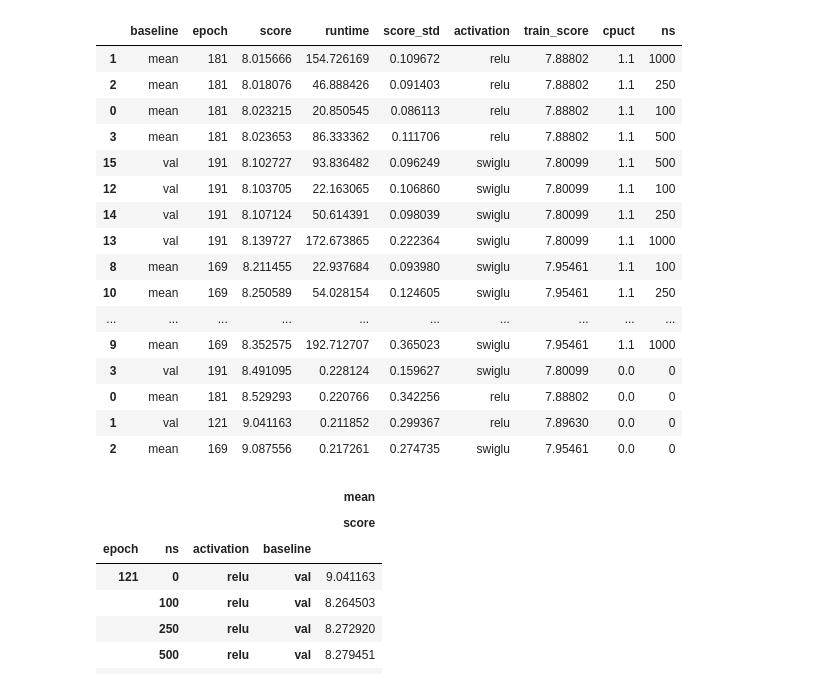
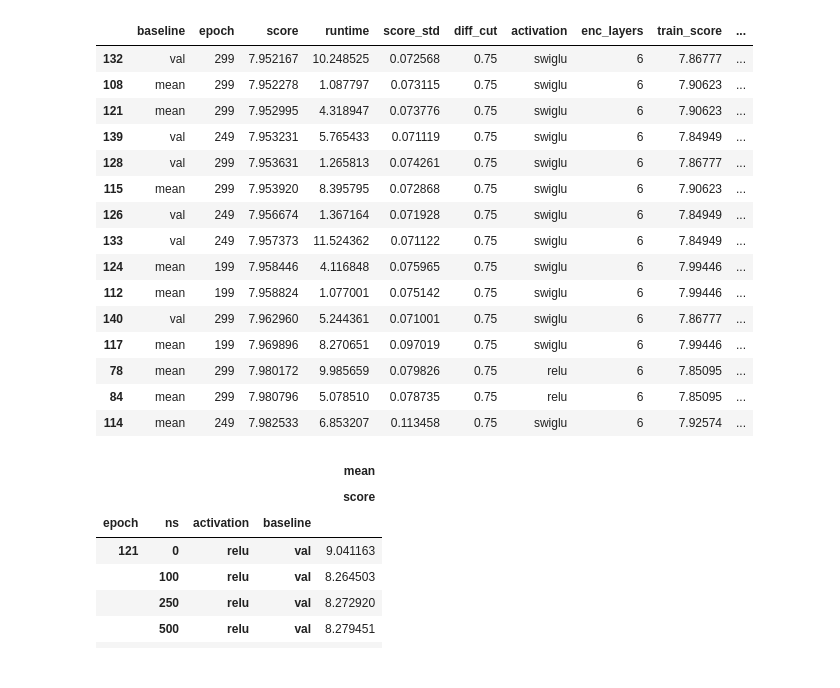
Before and after one commit to glistering96/AlphaRouter, a Jupyter notebook: notebooks/result_plot.ipynb, the cells around one changed output. Cells and saved outputs as stored; diff of their text form; code cells hidden in the pictures.

Commit message:
result analysis plot updated to support diff-cut in mcts

```diff
--- a/notebooks/result_plot.ipynb
+++ b/notebooks/result_plot.ipynb
@@ -30,18 +30,20 @@ def parse_file_nm(file_nm):
     method = components[2]
 
     print(components)
+    diff_cut = 1
 
     if 'am' in method:
         _, _, method, _, prob_type, num_probs, model_info, baseline_info, _ = components
 
     elif 'mcts' in method:
-        _, _, method, _, prob_type, num_probs, model_info, baseline_info, mcts_info, _ = components
+        _, _, method, diff_cut, _, prob_type, num_probs, model_info, baseline_info, mcts_info, _ = components
+        diff_cut = float(diff_cut.split("-")[-1])
 
     num_probs = num_probs.split("-")[0]
     num_probs = int(num_probs.split("_")[1])
     baseline_info = baseline_info.split("-")[-1]
 
-    return method, prob_type, num_probs, model_info, baseline_info, mcts_info
+    return method, prob_type, num_probs, model_info, baseline_info, mcts_info, diff_cut
 # %%
 # parse all json file named with "all_result_avg.json" from the RESULT_DIR
 
@@ -50,7 +52,7 @@ all_result = {}
 for file in glob.glob(f"{RESULT_DIR}/**/all_result_avg.json", recursive=True):
     data = load_json(file)
     # print(file)
-    method, prob_type, num_probs, model_info, baseline_info, mcts_info = parse_file_nm(file)
+    method, prob_type, num_probs, model_info, baseline_info, mcts_info, diff_cut = parse_file_nm(file)
 
     if data is not None:
 
@@ -78,7 +80,10 @@ for file in glob.glob(f"{RESULT_DIR}/**/all_result_avg.json", recursive=True):
                 all_result[method][prob_type][num_probs][model_info][baseline_info] = {}
 
             if mcts_info not in all_result[method][prob_type][num_probs][model_info][baseline_info]:
-                all_result[method][prob_type][num_probs][model_info][baseline_info][mcts_info] = data
+                all_result[method][prob_type][num_probs][model_info][baseline_info][mcts_info] = {}
+
+            if diff_cut not in all_result[method][prob_type][num_probs][model_info][baseline_info][mcts_info]:
+                all_result[method][prob_type][num_probs][model_info][baseline_info][mcts_info][diff_cut] = data
 
     # break
 # %% [output]
@@ -102,8 +107,8 @@ for file in glob.glob(f"{RESULT_DIR}/**/all_result_avg.json", recursive=True):
 # %%
 def get_parital_result(method, prob_type, num_prob):
-    partial_result = {'model_info': [], 'baseline': [], 'mcts_info': [], 'epoch': [], 'score': [], 'runtime': [], 'score_std': []}
+    partial_result = {'model_info': [], 'baseline': [], 'mcts_info': [], 'epoch': [], 'score': [], 'runtime': [], 'score_std': [], 'diff_cut': []}
 
-    def _append_epoch_result(model_info, baseline_info, epoch, mcts, epoch_score, epoch_score_std, epoch_runtime):
+    def _append_epoch_result(model_info, baseline_info, epoch, mcts, epoch_score, epoch_score_std, epoch_runtime, diff_cut):
         partial_result['model_info'].append(model_info)
         partial_result['baseline'].append(baseline_info)
         partial_result['mcts_info'].append(mcts)
@@ -111,7 +116,7 @@ def get_parital_result(method, prob_type, num_prob):
         partial_result['score'].append(epoch_score)
         partial_result['score_std'].append(epoch_score_std)
         partial_result['runtime'].append(epoch_runtime)
-
+        partial_result['diff_cut'].append(diff_cut)
 
     target_result = all_result[method][prob_type][num_prob]
 
@@ -126,7 +131,7 @@ def get_parital_result(method, prob_type, num_prob):
                     epoch_score_std = all_epoch_results[epoch]['result_std']['score']
                     epoch_runtime = current_epoch_result['runtime']
 
-                    _append_epoch_result(model_info, baseline_info, epoch, "am", epoch_score,epoch_score_std, epoch_runtime)
+                    _append_epoch_result(model_info, baseline_info, epoch, "am", epoch_score,epoch_score_std, epoch_runtime, 1)
 
     elif 'mcts' in method:
         for model_info in target_result:
@@ -134,18 +139,22 @@ def get_parital_result(method, prob_type, num_prob):
                 all_mcts_results = target_result[model_info][baseline_info]
 
                 for mcts_info in all_mcts_results:
-                    all_epoch_results = all_mcts_results[mcts_info]
+                    all_diff_results = all_mcts_results[mcts_info]
 
-                    for epoch in all_epoch_results:
-                        current_epoch_result = all_epoch_results[epoch]['result_avg']
-                        epoch_score = current_epoch_result['score']
-                        epoch_score_std = all_epoch_results[epoch]['result_std']['score']
-                        epoch_runtime = current_epoch_result['runtime']
+                    for diff_cut in all_diff_results:
+                        all_epoch_results = all_diff_results[diff_cut]
 
-                        _append_epoch_result(model_info, baseline_info, epoch, mcts_info, epoch_score,epoch_score_std, epoch_runtime)
+                        for epoch in all_epoch_results:
+                            current_epoch_result = all_epoch_results[epoch]['result_avg']
+                            epoch_score = current_epoch_result['score']
+                            epoch_score_std = all_epoch_results[epoch]['result_std']['score']
+                            epoch_runtime = current_epoch_result['runtime']
+
+                            _append_epoch_result(model_info, baseline_info, epoch, mcts_info, epoch_score,epoch_score_std, epoch_runtime, diff_cut)
 
     df = pd.DataFrame.from_dict(partial_result)
     df['activation'] = df['model_info'].apply(lambda x: x.split("-")[5])
+    df['enc_layers'] = df['model_info'].apply(lambda x: x.split('-')[2])
     df = df.drop(columns=['model_info'])
 
     df['train_score'] = df.apply(lambda x: x['epoch'].split("-")[1].split("=")[1], axis=1).astype(float)
@@ -222,25 +231,24 @@ def plot_bar_result(base_df, baseline, activation, prob_type, num_prob, plot_dev
 #         plot_bar_result(tsp_20, _baseline, _activation, 'tsp', 20, hue='cpuct')
 # %%
 tsp_100 = pd.concat([get_parital_result('am', 'tsp', 100), get_parital_result('mcts', 'tsp', 100)])
-tsp_100.sort_values(by=['score'])
+tsp_100.sort_values(by=['score']).head(15)
 # %% [output]
-|  | baseline | epoch | score | runtime | score_std | activation | train_score | cpuct | ns |
-| 1 | mean | 181 | 8.015666 | 154.726169 | 0.109672 | relu | 7.88802 | 1.1 | 1000 |
-| 2 | mean | 181 | 8.018076 | 46.888426 | 0.091403 | relu | 7.88802 | 1.1 | 250 |
-| 0 | mean | 181 | 8.023215 | 20.850545 | 0.086113 | relu | 7.88802 | 1.1 | 100 |
-| 3 | mean | 181 | 8.023653 | 86.333362 | 0.111706 | relu | 7.88802 | 1.1 | 500 |
-| 15 | val | 191 | 8.102727 | 93.836482 | 0.096249 | swiglu | 7.80099 | 1.1 | 500 |
-| 12 | val | 191 | 8.103705 | 22.163065 | 0.106860 | swiglu | 7.80099 | 1.1 | 100 |
-| 14 | val | 191 | 8.107124 | 50.614391 | 0.098039 | swiglu | 7.80099 | 1.1 | 250 |
-| 13 | val | 191 | 8.139727 | 172.673865 | 0.222364 | swiglu | 7.80099 | 1.1 | 1000 |
-| 8 | mean | 169 | 8.211455 | 22.937684 | 0.093980 | swiglu | 7.95461 | 1.1 | 100 |
-| 10 | mean | 169 | 8.250589 | 54.028154 | 0.124605 | swiglu | 7.95461 | 1.1 | 250 |
-| ... | ... | ... | ... | ... | ... | ... | ... | ... | ... |
-| 9 | mean | 169 | 8.352575 | 192.712707 | 0.365023 | swiglu | 7.95461 | 1.1 | 1000 |
-| 3 | val | 191 | 8.491095 | 0.228124 | 0.159627 | swiglu | 7.80099 | 0.0 | 0 |
-| 0 | mean | 181 | 8.529293 | 0.220766 | 0.342256 | relu | 7.88802 | 0.0 | 0 |
-| 1 | val | 121 | 9.041163 | 0.211852 | 0.299367 | relu | 7.89630 | 0.0 | 0 |
-| 2 | mean | 169 | 9.087556 | 0.217261 | 0.274735 | swiglu | 7.95461 | 0.0 | 0 |
+|  | baseline | epoch | score | runtime | score_std | diff_cut | activation | enc_layers | train_score | ... |
+| 132 | val | 299 | 7.952167 | 10.248525 | 0.072568 | 0.75 | swiglu | 6 | 7.86777 | ... |
+| 108 | mean | 299 | 7.952278 | 1.087797 | 0.073115 | 0.75 | swiglu | 6 | 7.90623 | ... |
+| 121 | mean | 299 | 7.952995 | 4.318947 | 0.073776 | 0.75 | swiglu | 6 | 7.90623 | ... |
+| 139 | val | 249 | 7.953231 | 5.765433 | 0.071119 | 0.75 | swiglu | 6 | 7.84949 | ... |
+| 128 | val | 299 | 7.953631 | 1.265813 | 0.074261 | 0.75 | swiglu | 6 | 7.86777 | ... |
+| 115 | mean | 299 | 7.953920 | 8.395795 | 0.072868 | 0.75 | swiglu | 6 | 7.90623 | ... |
+| 126 | val | 249 | 7.956674 | 1.367164 | 0.071928 | 0.75 | swiglu | 6 | 7.84949 | ... |
+| 133 | val | 249 | 7.957373 | 11.524362 | 0.071122 | 0.75 | swiglu | 6 | 7.84949 | ... |
+| 124 | mean | 199 | 7.958446 | 4.116848 | 0.075965 | 0.75 | swiglu | 6 | 7.99446 | ... |
+| 112 | mean | 199 | 7.958824 | 1.077001 | 0.075142 | 0.75 | swiglu | 6 | 7.99446 | ... |
+| 140 | val | 299 | 7.962960 | 5.244361 | 0.071001 | 0.75 | swiglu | 6 | 7.86777 | ... |
+| 117 | mean | 199 | 7.969896 | 8.270651 | 0.097019 | 0.75 | swiglu | 6 | 7.99446 | ... |
+| 78 | mean | 299 | 7.980172 | 9.985659 | 0.079826 | 0.75 | relu | 6 | 7.85095 | ... |
+| 84 | mean | 299 | 7.980796 | 5.078510 | 0.078735 | 0.75 | relu | 6 | 7.85095 | ... |
+| 114 | mean | 249 | 7.982533 | 6.853207 | 0.113458 | 0.75 | swiglu | 6 | 7.92574 | ... |
 # %%
 tsp_100.pivot_table(index=['epoch', 'ns', 'activation', 'baseline'], values=['score',], aggfunc=[np.mean, np.std])
 # %% [output]
```
Also changed, not shown: parts of 1 cell of this notebook, 1 other file.
